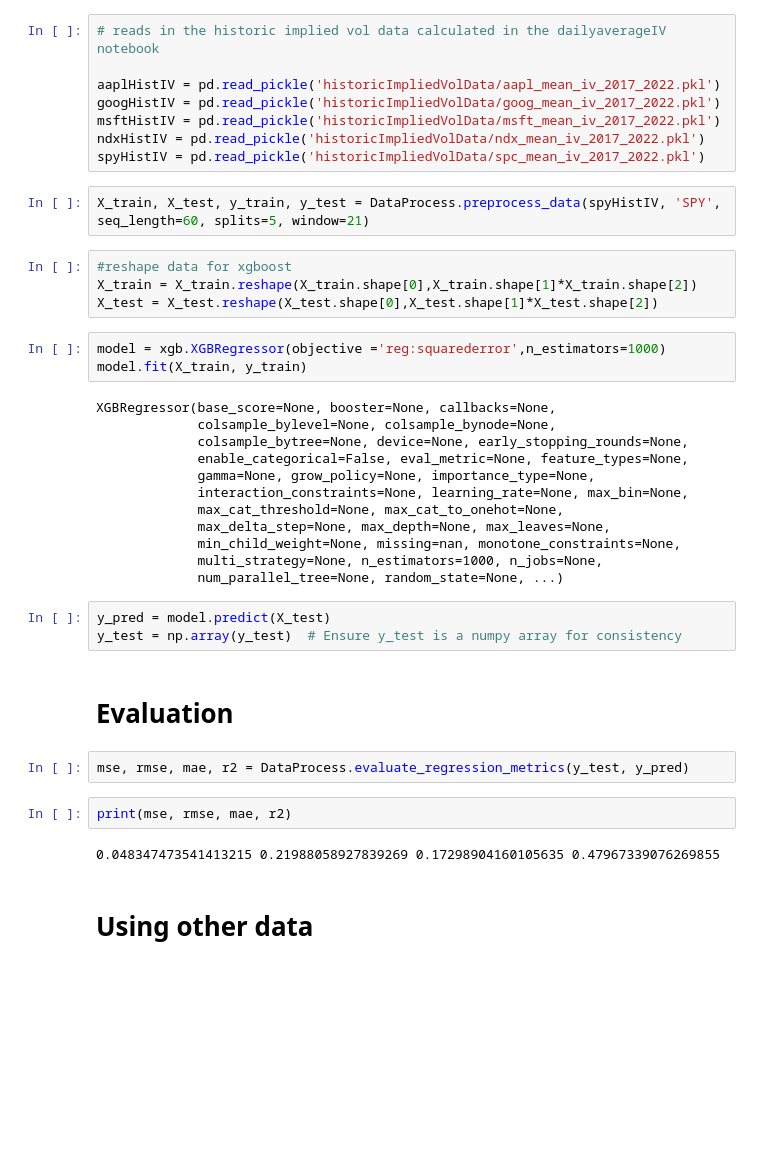
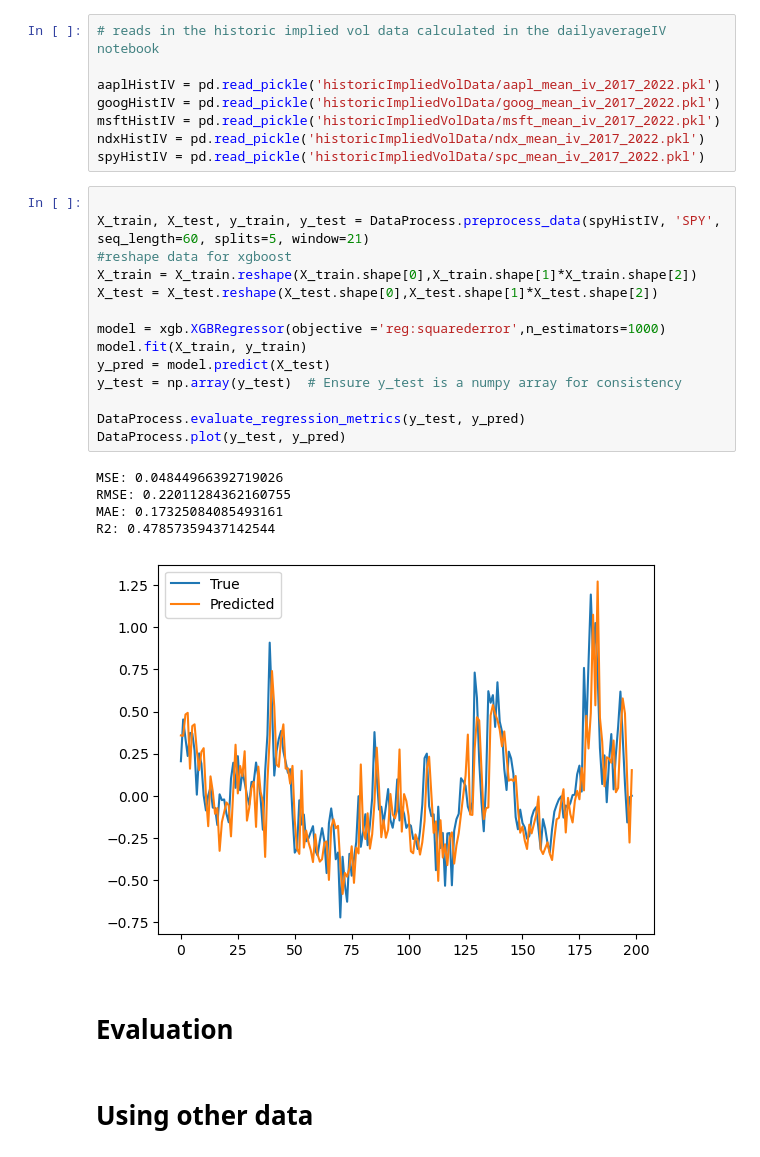
Before and after one commit to Ahmed-haji/ThesisProject, a Jupyter notebook: Jupyterlab/GBRT-Copy1.ipynb, the cells around one changed output. Drawn from its saved outputs; the diff is of its cells as text; blank space fills up the shorter version.

```diff
--- a/Jupyterlab/GBRT-Copy1.ipynb
+++ b/Jupyterlab/GBRT-Copy1.ipynb
@@ -24,36 +24,26 @@ msftHistIV = pd.read_pickle('historicImpliedVolData/msft_mean_iv_2017_2022.pkl')
 ndxHistIV = pd.read_pickle('historicImpliedVolData/ndx_mean_iv_2017_2022.pkl')
 spyHistIV = pd.read_pickle('historicImpliedVolData/spc_mean_iv_2017_2022.pkl')
 # %%
+
 X_train, X_test, y_train, y_test = DataProcess.preprocess_data(spyHistIV, 'SPY', seq_length=60, splits=5, window=21)
+#reshape data for xgboost
+X_train = X_train.reshape(X_train.shape[0],X_train.shape[1]*X_train.shape[2])
+X_test = X_test.reshape(X_test.shape[0],X_test.shape[1]*X_test.shape[2])
+
+model = xgb.XGBRegressor(objective ='reg:squarederror',n_estimators=1000)
+model.fit(X_train, y_train)
+y_pred = model.predict(X_test)
+y_test = np.array(y_test)  # Ensure y_test is a numpy array for consistency
+
+DataProcess.evaluate_regression_metrics(y_test, y_pred)
+DataProcess.plot(y_test, y_pred)
+# %% [output]
+MSE: 0.04844966392719026
+RMSE: 0.22011284362160755
+MAE: 0.17325084085493161
+R2: 0.47857359437142544
+[figure, added]
-# %%
-#reshape data for xgboost
-X_train = X_train.reshape(X_train.shape[0],X_train.shape[1]*X_train.shape[2])
-X_test = X_test.reshape(X_test.shape[0],X_test.shape[1]*X_test.shape[2])
-# %%
-model = xgb.XGBRegressor(objective ='reg:squarederror',n_estimators=1000)
-model.fit(X_train, y_train)
-# %% [output]
-XGBRegressor(base_score=None, booster=None, callbacks=None,
-             colsample_bylevel=None, colsample_bynode=None,
-             colsample_bytree=None, device=None, early_stopping_rounds=None,
-             enable_categorical=False, eval_metric=None, feature_types=None,
-             gamma=None, grow_policy=None, importance_type=None,
-             interaction_constraints=None, learning_rate=None, max_bin=None,
-             max_cat_threshold=None, max_cat_to_onehot=None,
-             max_delta_step=None, max_depth=None, max_leaves=None,
-             min_child_weight=None, missing=nan, monotone_constraints=None,
-             multi_strategy=None, n_estimators=1000, n_jobs=None,
-             num_parallel_tree=None, random_state=None, ...)
-# %%
-y_pred = model.predict(X_test)
-y_test = np.array(y_test)  # Ensure y_test is a numpy array for consistency
 # %% [markdown]
 # Evaluation
-# %%
-mse, rmse, mae, r2 = DataProcess.evaluate_regression_metrics(y_test, y_pred)
-# %%
-print(mse, rmse, mae, r2)
-# %% [output]
-0.048347473541413215 0.21988058927839269 0.17298904160105635 0.47967339076269855
 # %% [markdown]
 # Using other data
```
Also changed, not shown: parts of 6 cells of this notebook, 1 other file.
